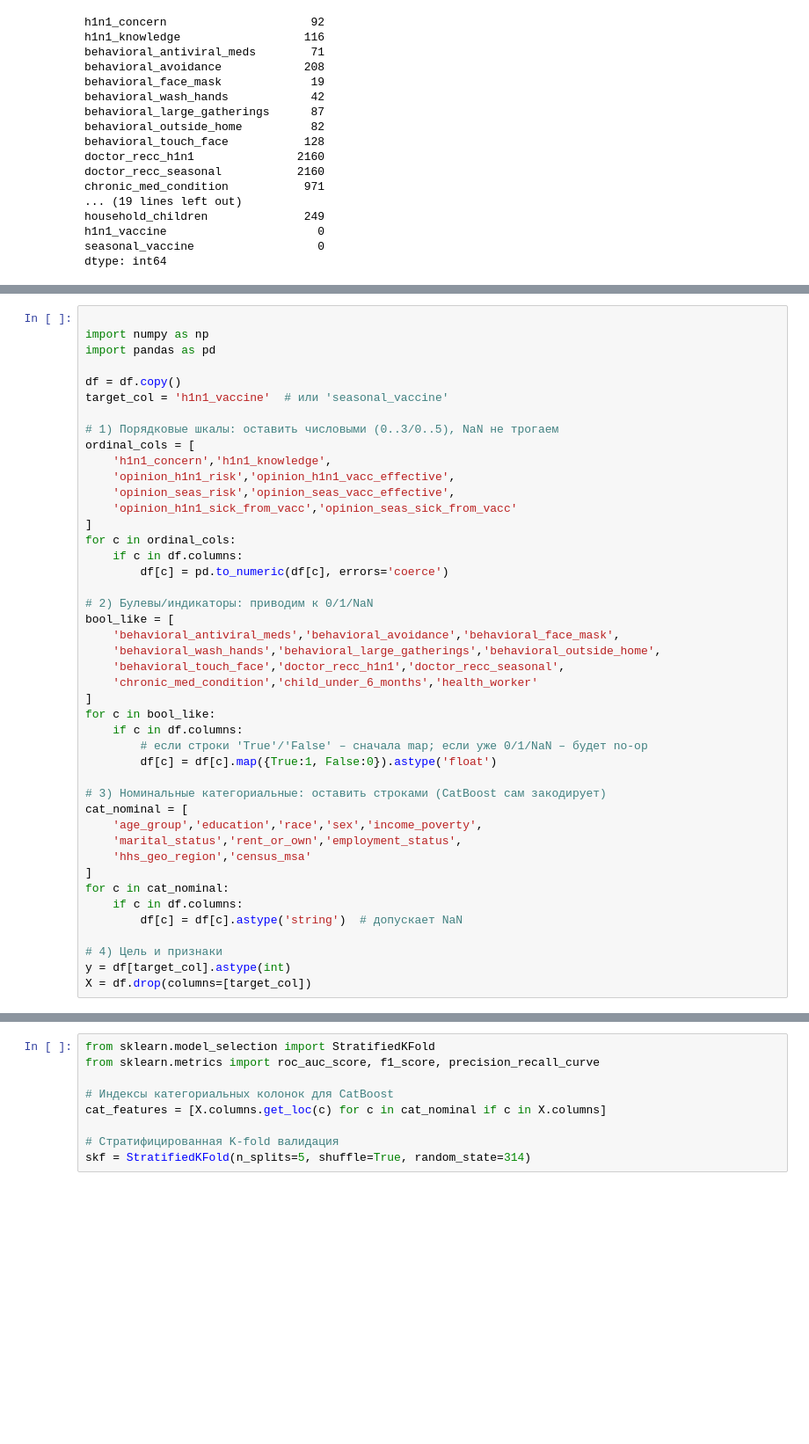
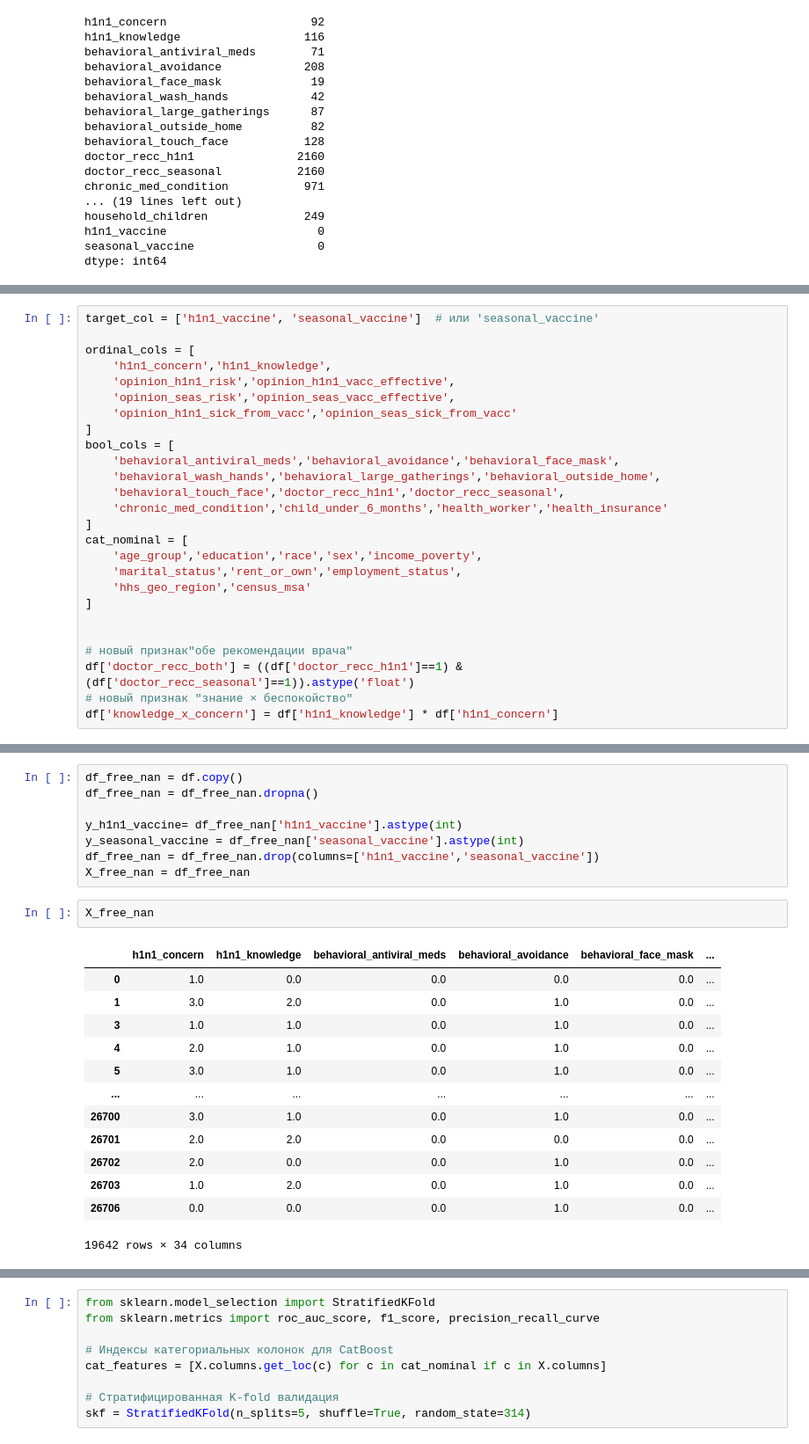
Before and after one commit to Eroouu/final_project_ds, a Jupyter notebook: main.ipynb, the cells around one changed output, grey strips where cells are left out. Shown: that part at 88% size. Cells and saved outputs as stored; diff of their text form; blank space fills up the shorter version.

```diff
--- a/main.ipynb
+++ b/main.ipynb
@@ -240,44 +247,26 @@ dtype: int64
 # %%
+target_col = ['h1n1_vaccine', 'seasonal_vaccine']  # или 'seasonal_vaccine'
 
-import numpy as np
-import pandas as pd
-
-df = df.copy()
-target_col = 'h1n1_vaccine'  # или 'seasonal_vaccine'
-
-# 1) Порядковые шкалы: оставить числовыми (0..3/0..5), NaN не трогаем
 ordinal_cols = [
     'h1n1_concern','h1n1_knowledge',
     'opinion_h1n1_risk','opinion_h1n1_vacc_effective',
     'opinion_seas_risk','opinion_seas_vacc_effective',
     'opinion_h1n1_sick_from_vacc','opinion_seas_sick_from_vacc'
 ]
-for c in ordinal_cols:
-    if c in df.columns:
-        df[c] = pd.to_numeric(df[c], errors='coerce')
-
-# 2) Булевы/индикаторы: приводим к 0/1/NaN
-bool_like = [
+bool_cols = [
     'behavioral_antiviral_meds','behavioral_avoidance','behavioral_face_mask',
     'behavioral_wash_hands','behavioral_large_gatherings','behavioral_outside_home',
     'behavioral_touch_face','doctor_recc_h1n1','doctor_recc_seasonal',
-    'chronic_med_condition','child_under_6_months','health_worker'
+    'chronic_med_condition','child_under_6_months','health_worker','health_insurance'
 ]
-for c in bool_like:
-    if c in df.columns:
-        # если строки 'True'/'False' – сначала map; если уже 0/1/NaN – будет no-op
-        df[c] = df[c].map({True:1, False:0}).astype('float')
-
-# 3) Номинальные категориальные: оставить строками (CatBoost сам закодирует)
 cat_nominal = [
     'age_group','education','race','sex','income_poverty',
     'marital_status','rent_or_own','employment_status',
     'hhs_geo_region','census_msa'
 ]
-for c in cat_nominal:
-    if c in df.columns:
-        df[c] = df[c].astype('string')  # допускает NaN
 
-# 4) Цель и признаки
-y = df[target_col].astype(int)
-X = df.drop(columns=[target_col])
+
+# новый признак"обе рекомендации врача"
+df['doctor_recc_both'] = ((df['doctor_recc_h1n1']==1) & (df['doctor_recc_seasonal']==1)).astype('float')
+# новый признак "знание × беспокойство"
+df['knowledge_x_concern'] = df['h1n1_knowledge'] * df['h1n1_concern']
@@ -361,0 +273,24 @@ X['opinion_na_count'] = X[opinion_cols].isna().sum(axis=1)
+# %%
+df_free_nan = df.copy()
+df_free_nan = df_free_nan.dropna()
+
+y_h1n1_vaccine= df_free_nan['h1n1_vaccine'].astype(int)
+y_seasonal_vaccine = df_free_nan['seasonal_vaccine'].astype(int)
+df_free_nan = df_free_nan.drop(columns=['h1n1_vaccine','seasonal_vaccine'])
+X_free_nan = df_free_nan
+# %%
+X_free_nan
+# %% [output]
+|  | h1n1_concern | h1n1_knowledge | behavioral_antiviral_meds | behavioral_avoidance | behavioral_face_mask | ... |
+| 0 | 1.0 | 0.0 | 0.0 | 0.0 | 0.0 | ... |
+| 1 | 3.0 | 2.0 | 0.0 | 1.0 | 0.0 | ... |
+| 3 | 1.0 | 1.0 | 0.0 | 1.0 | 0.0 | ... |
+| 4 | 2.0 | 1.0 | 0.0 | 1.0 | 0.0 | ... |
+| 5 | 3.0 | 1.0 | 0.0 | 1.0 | 0.0 | ... |
+| ... | ... | ... | ... | ... | ... | ... |
+| 26700 | 3.0 | 1.0 | 0.0 | 1.0 | 0.0 | ... |
+| 26701 | 2.0 | 2.0 | 0.0 | 0.0 | 0.0 | ... |
+| 26702 | 2.0 | 0.0 | 0.0 | 1.0 | 0.0 | ... |
+| 26703 | 1.0 | 2.0 | 0.0 | 1.0 | 0.0 | ... |
+| 26706 | 0.0 | 0.0 | 0.0 | 1.0 | 0.0 | ... |
+19642 rows × 34 columns
```
Also changed, not shown: parts of 17 cells of this notebook, 8 other files.
